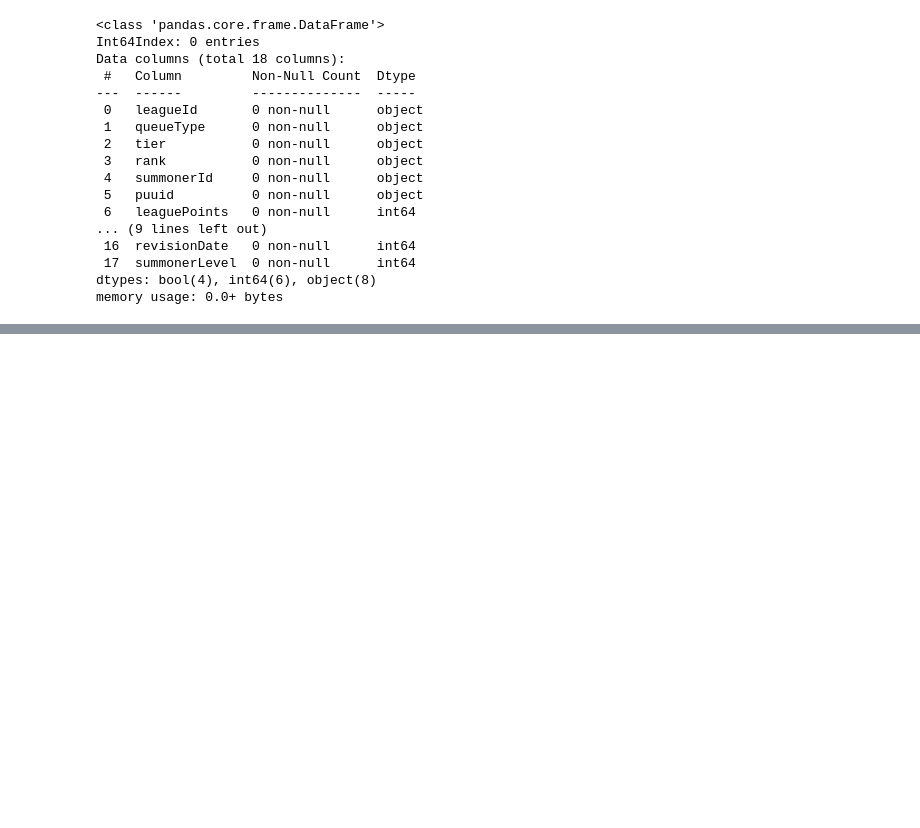
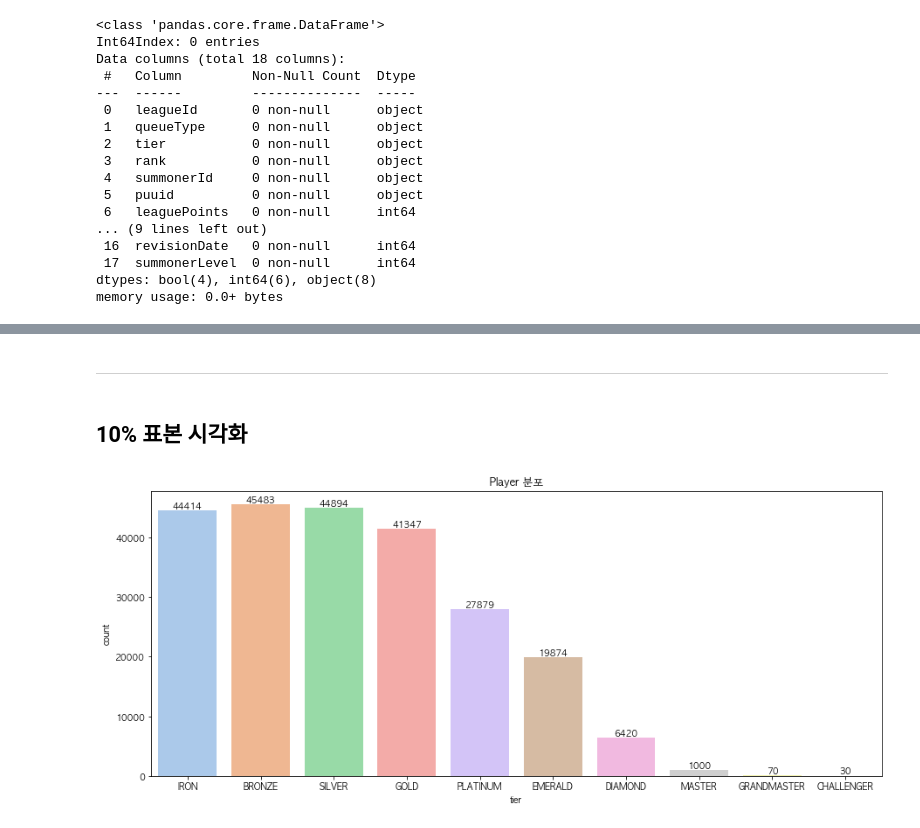
Before and after one commit to SKNETWORKS-FAMILY-AICAMP/SKN11-2nd-4Team, a Jupyter notebook: EDA/eda_hyg.ipynb, the cells around one changed output, grey strips where cells are left out. Cells and saved outputs as stored; diff of their text form; code cells hidden in the pictures; blank space fills up the shorter version.

```diff
--- a/EDA/eda_hyg.ipynb
+++ b/EDA/eda_hyg.ipynb
@@ -346,0 +369,3 @@ plt.show()
+# %%
+df = pd.read_csv('../data/drop_data.csv')
+df.info()
@@ -346,0 +391,3 @@ plt.show()
+# %%
+df = df.drop_duplicates(keep='first').reset_index(drop=True)
+df.tail()
@@ -346,0 +401,8 @@ plt.show()
+# %%
+df['winRate'] = df['wins'] / (df['wins'] + df['losses']) * 100
+
+losses_index = df.columns.get_loc("losses")
+
+df.insert(losses_index + 1, "winRate", df.pop("winRate"))
+
+df.head()
@@ -346,0 +432,23 @@ plt.show()
+# %% [markdown]
+---
+# %% [markdown]
+## 10% 표본 시각화
+# %%
+tier_order=['IRON','BRONZE','SILVER','GOLD','PLATINUM','EMERALD','DIAMOND','MASTER','GRANDMASTER','CHALLENGER']
+
+plt.figure(figsize=(15,6))
+sns.set_palette("pastel")
+ax = sns.countplot(data=df, x='tier', order=tier_order, hue_order=tier_order)
+
+for p in ax.patches:
+    ax.annotate(f'{int(p.get_height())}',
+                (p.get_x() + p.get_width() / 2, p.get_height()),
+                ha='center',
+                va='bottom',
+                fontsize=10,
+                color='black')
+
+plt.title('Player 분포')
+plt.show()
+# %% [output]
+[figure, added]
```
Also changed, not shown: parts of 15 cells of this notebook.
